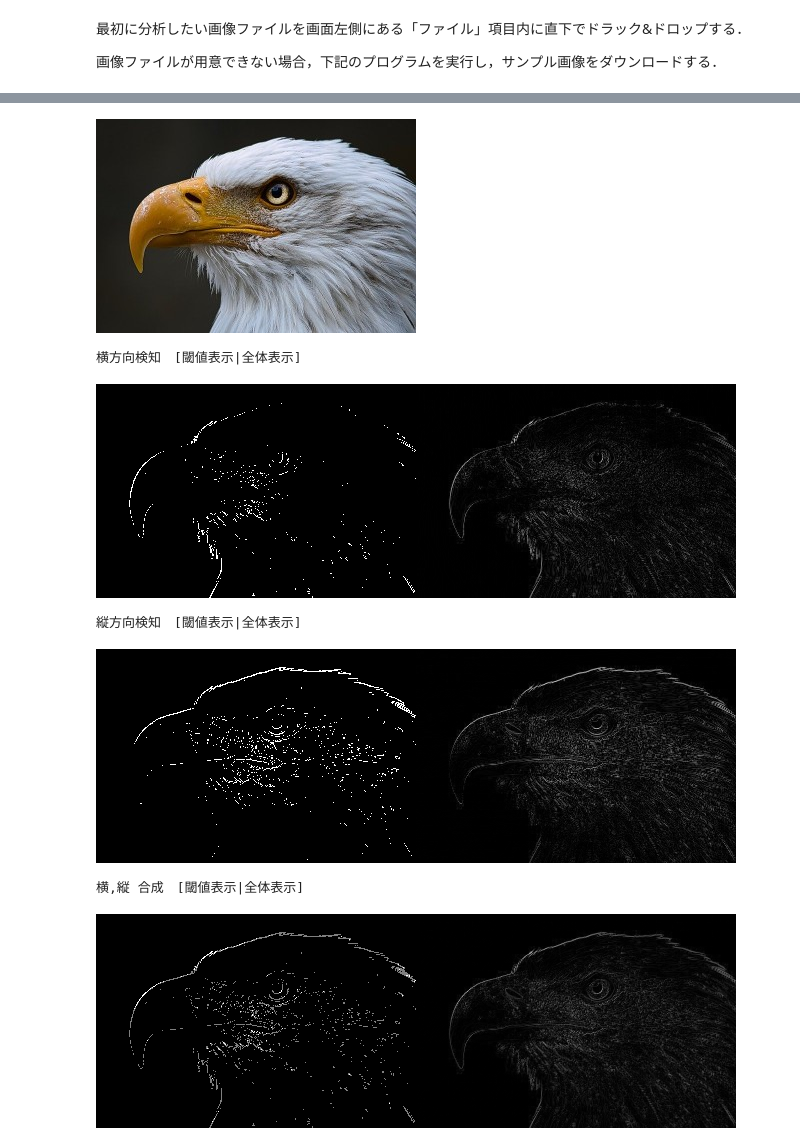
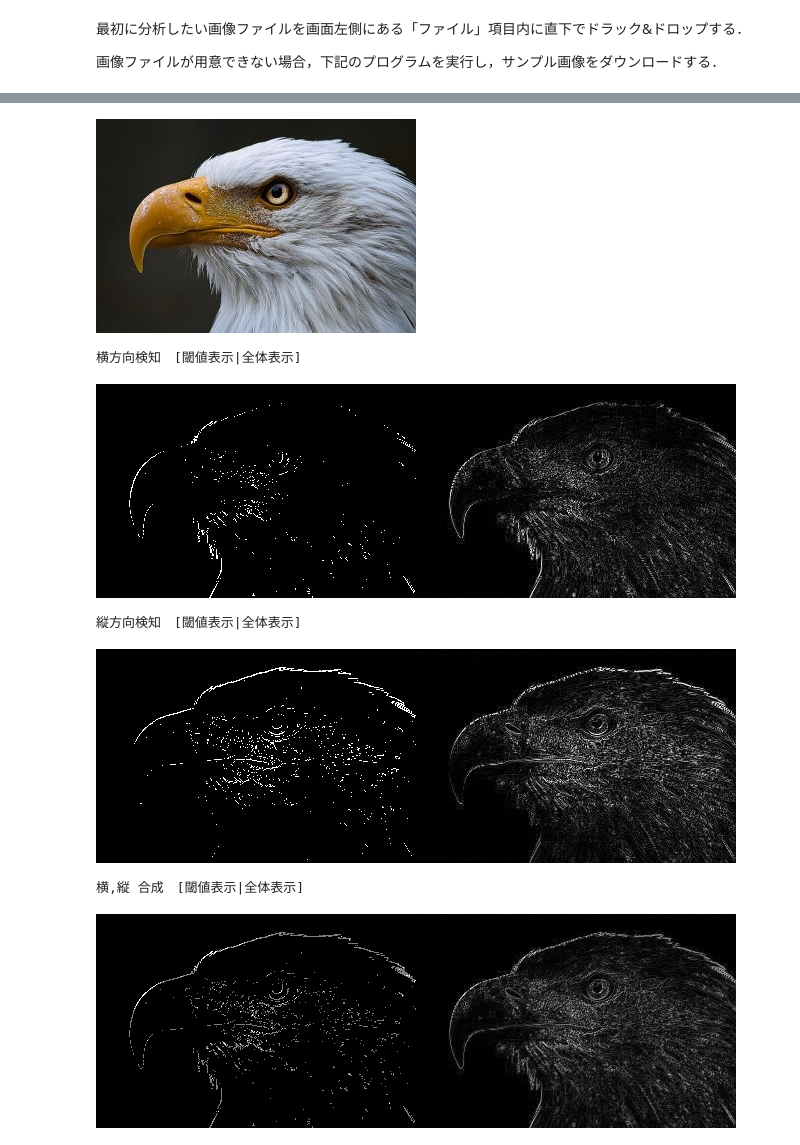
Before and after one commit to Ryoma-HCU/Prog2kakushin, a Jupyter notebook: work3.ipynb, the cells around one changed output, grey strips where cells are left out. Saved outputs shown, nothing was run; the diff lists cells and outputs as text; code cells hidden in the pictures.

Commit message:
最終調整　Colaboratory を使用して作成しました

```diff
--- a/work3.ipynb
+++ b/work3.ipynb
@@ -29,32 +29,37 @@ Saving to: ‘images.zip’
  extracting: turtle.jpg
 # %%
 import cv2
+from google.colab.patches import cv2_imshow
 import glob
-from google.colab.patches import cv2_imshow
 import sys
 import numpy as np
+from matplotlib import pyplot as plt
 
-def Horizontal_detection(img, th, h, w):
+def Horizontal_detection(img, th, h, w, lm):
   img_edge1 = np.zeros( (h, w), np.uint8 )
   img_edge2 = np.zeros( (h, w), np.uint8 )
+  quan = np.zeros(256)
   for iy in range(h):
     for ix in range(w-1):
       dif = np.int32(img[iy,ix+1]) - np.int32(img[iy,ix])
       if np.abs(dif) >= th:
         img_edge1[iy,ix+1] = 255
-      img_edge2[iy,ix+1] = np.abs(dif) #光量調節
-  return img_edge1, img_edge2
+      img_edge2[iy,ix+1] = np.abs(dif)*lm
+      quan[np.abs(dif)] += 1
+  return img_edge1, img_edge2, quan
 
-def Vertical_detection(img, th, h, w):
+def Vertical_detection(img, th, h, w, lm):
   img_edge1 = np.zeros( (h, w), np.uint8 )
   img_edge2 = np.zeros( (h, w), np.uint8 )
+  quan = np.zeros(256)
   for ix in range(w):
     for iy in range(h-1):
       dif = np.int32(img[iy+1,ix]) - np.int32(img[iy,ix])
       if np.abs(dif) >= th:
         img_edge1[iy+1,ix] = 255
-      img_edge2[iy+1,ix] = np.abs(dif) #光量調節
-  return img_edge1, img_edge2
+      img_edge2[iy+1,ix] = np.abs(dif)*lm
+      quan[np.abs(dif)] += 1
+  return img_edge1, img_edge2, quan
 
 
 # 項目表示
@@ -84,6 +89,14 @@ while True:
   else:
     print("正しい値を入力してください．")
 print()
+print("●表示する明るさの倍数を入力してください．(大き過ぎる値を入力すると白飛び・オーバーフローする可能性があります)")
+while True:
+  bright = int(input("0以上の整数(基準1)："))
+  if 0 <= bright:
+    break
+  else:
+    print("正しい値を入力してください．")
+print()
 print("●検知する方向を選択してください．")
 while True:
   dx = int(input("横方向検知 [0:しない|1:する]："))
@@ -95,20 +108,23 @@ while True:
 print()
 
 # 計算・出力表示
+val = np.arange(0,256,1)
 print("オリジナル")
 cv2_imshow(img)
 if dx==1:
-  img_dx1,img_dx2 = Horizontal_detection(img_gray, edge, h, w)
+  img_dx1,img_dx2,quan_dx = Horizontal_detection(img_gray, edge, h, w, bright)
   print("横方向検知　[閾値表示|全体表示]")
   img_h = cv2.hconcat([img_dx1, img_dx2])
   cv2.imwrite("data/dst/opencv_hconcat.jpg", img_h)
   cv2_imshow(img_h)
+  plt.plot(val,quan_dx,label="dx")
 if dy==1:
-  img_dy1,img_dy2 = Vertical_detection(img_gray, edge, h, w)
+  img_dy1,img_dy2,quan_dy = Vertical_detection(img_gray, edge, h, w, bright)
   print("縦方向検知　[閾値表示|全体表示]")
   img_h = cv2.hconcat([img_dy1, img_dy2])
   cv2.imwrite("data/dst/opencv_hconcat.jpg", img_h)
   cv2_imshow(img_h)
+  plt.plot(val,quan_dy,label="dy")
 if dx==1 and dy==1:
   img_compo1 = np.zeros( (h, w), np.uint8 )
   img_compo2 = np.zeros( (h, w), np.uint8 )
@@ -119,11 +135,19 @@ if dx==1 and dy==1:
   for iy in range(h):
     for ix in range(w):
       p = 0.5*img_dx2[iy,ix] + 0.5*img_dy2[iy,ix]
-      img_compo2[iy,ix] = np.uint8(p) #光量調節pに掛ける
+      img_compo2[iy,ix] = np.uint8(p)
   print("横,縦 合成　[閾値表示|全体表示]")
   img_h = cv2.hconcat([img_compo1, img_compo2])
   cv2.imwrite("data/dst/opencv_hconcat.jpg", img_h)
   cv2_imshow(img_h)
 if dx==0 and dy==0:
   print("終了")
+else:
+  plt.title("Differentiated Pix Quantity")
+  plt.xlabel("Pix Value")
+  plt.ylabel("Pix Quantity")
+  plt.legend(loc="upper right")
+  plt.axvspan(edge, 255, alpha=0.3, color="g")
+  plt.grid()
+  plt.show
 # %% [output]
@@ -143,11 +167,11 @@ ichidai.jpg
 横方向検知 [0:しない|1:する]：1
 縦方向検知 [0:しない|1:する]：1
 
 オリジナル
 [figure]
 横方向検知　[閾値表示|全体表示]
-[figure, old version]
+[figure, new version]
 縦方向検知　[閾値表示|全体表示]
-[figure, old version]
+[figure, new version]
 横,縦 合成　[閾値表示|全体表示]
-[figure, old version]
+[figure, new version]
```
Also changed, not shown: parts of 2 cells of this notebook.
